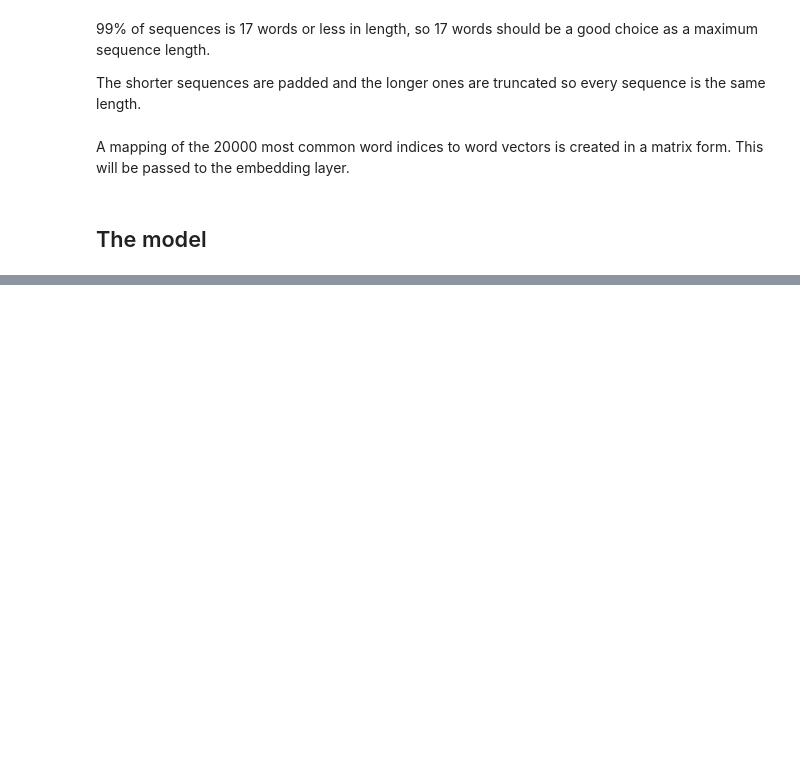
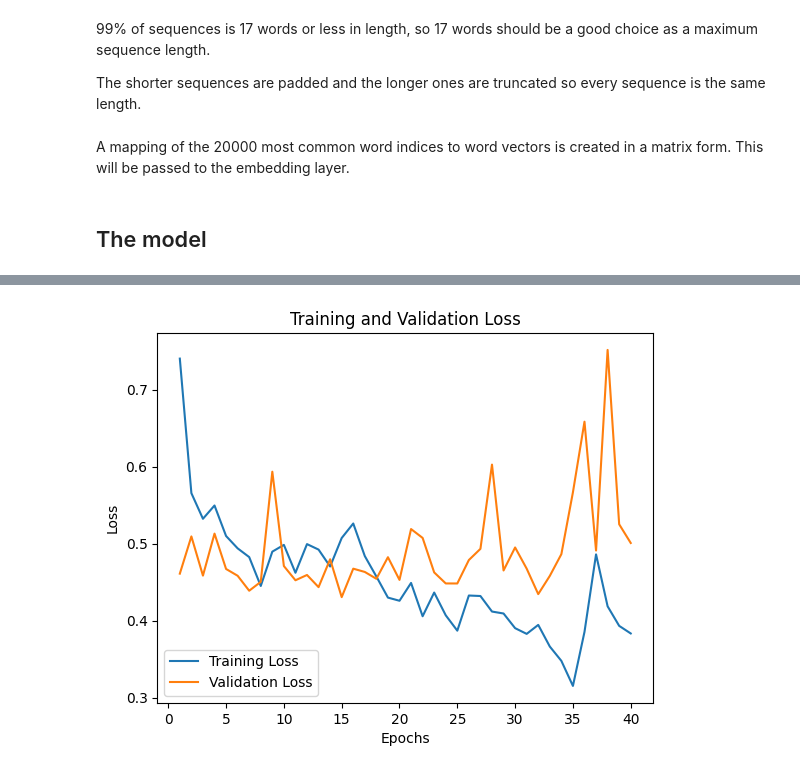
Before and after one commit to gb999/LuaLuaLua, a Jupyter notebook: LuaLuaLua.ipynb, the cells around one changed output, grey strips where cells are left out. Cells and saved outputs as stored; diff of their text form; code cells hidden in the pictures; blank space fills up the shorter version.

```diff
--- a/LuaLuaLua.ipynb
+++ b/LuaLuaLua.ipynb
@@ -413,0 +434,19 @@ readable_predictions.to_csv('predictions_readable.csv', index=False)
+# %%
+# Extract training and validation loss from the history object
+training_loss = history.history['loss']
+validation_loss = history.history['val_loss']
+
+# Plot the training and validation loss
+epochs = range(1, len(training_loss) + 1)  # Epochs start from 1
+
+plt.plot(epochs, training_loss, label='Training Loss')
+plt.plot(epochs, validation_loss, label='Validation Loss')
+
+plt.title('Training and Validation Loss')
+plt.xlabel('Epochs')
+plt.ylabel('Loss')
+plt.legend()
+
+plt.show()
+# %% [output]
+[figure, added]
```
Also changed, not shown: parts of 13 cells of this notebook.
